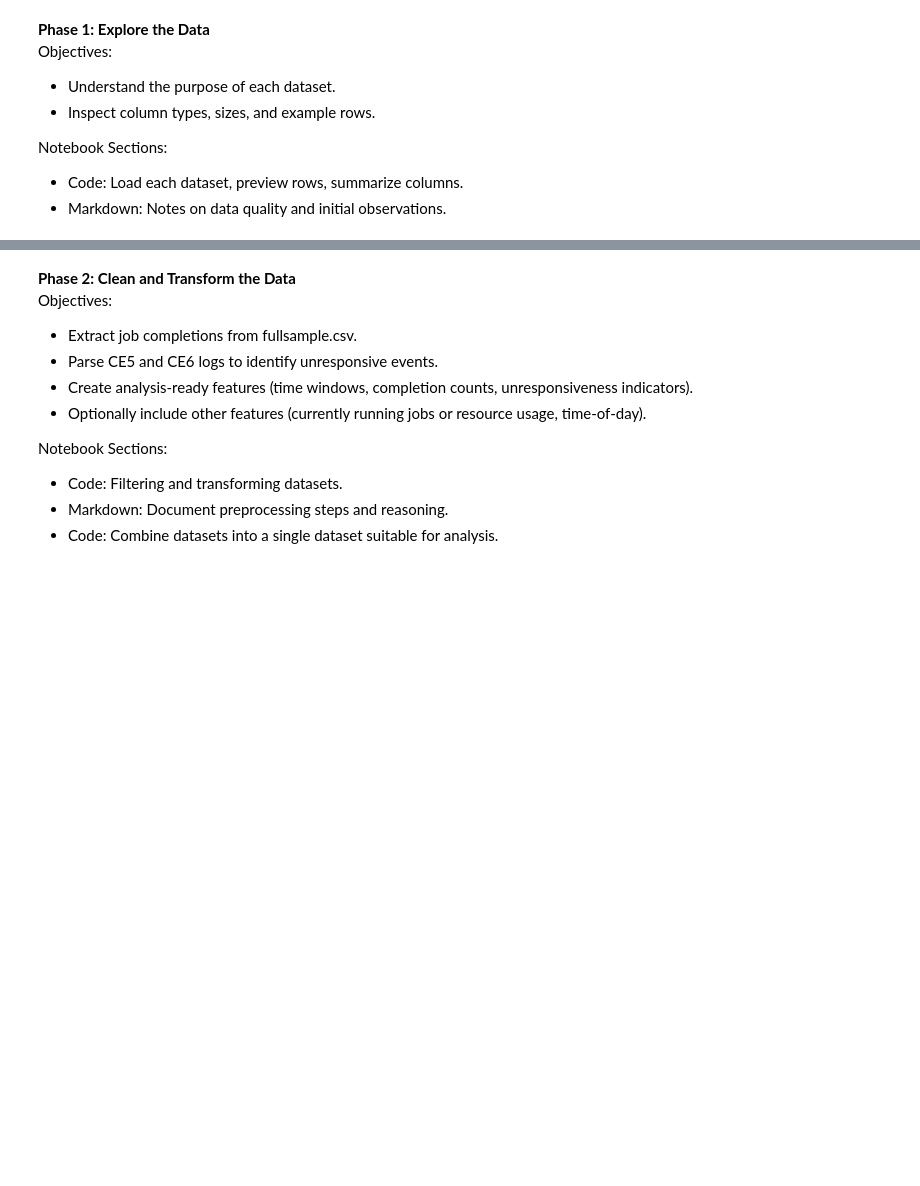
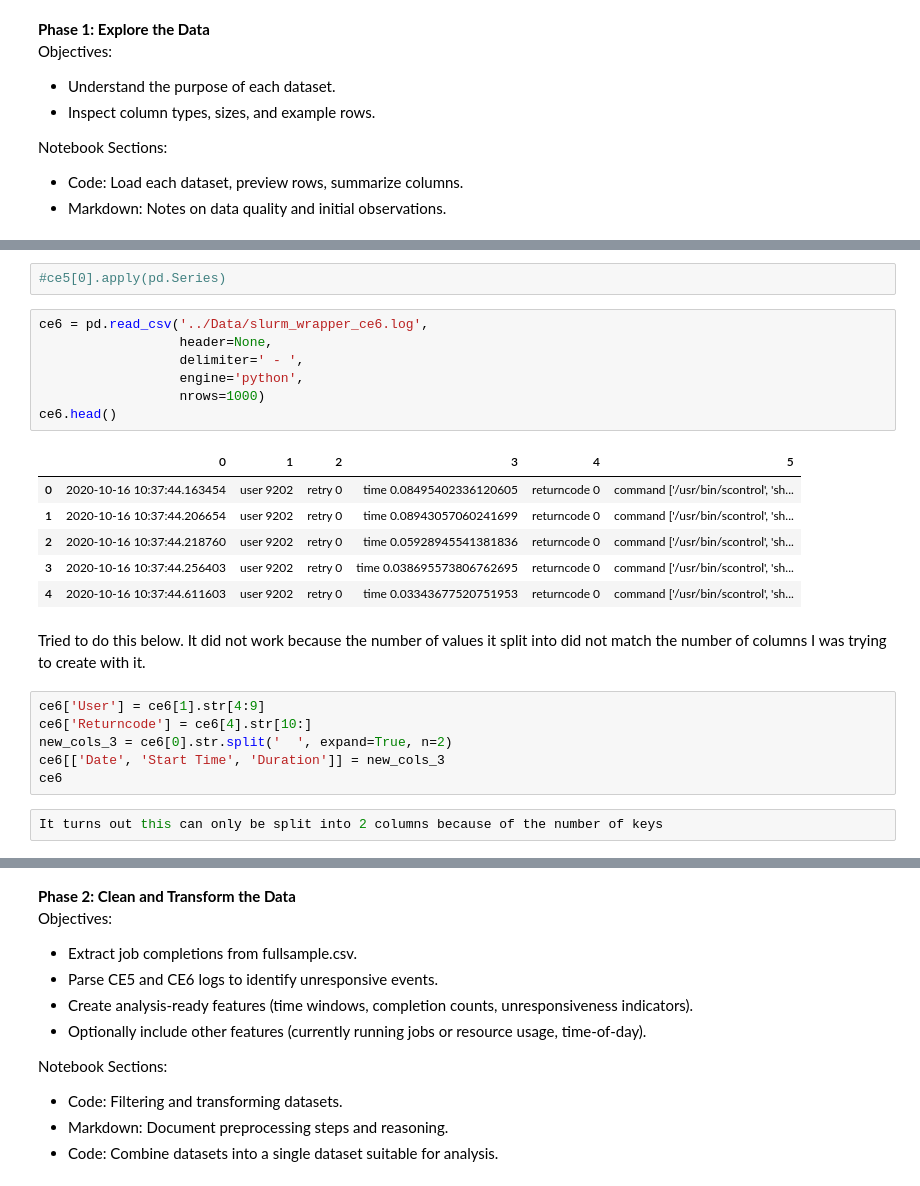
Before and after one commit to nss-data-science-cohort-9/accre-MCMajor, a Jupyter notebook: notebooks/ACCRE_MCMajor.ipynb, the cells around one changed output, grey strips where cells are left out. Cells and saved outputs as stored; diff of their text form; blank space fills up the shorter version.

```diff
--- a/notebooks/ACCRE_MCMajor.ipynb
+++ b/notebooks/ACCRE_MCMajor.ipynb
@@ -25,0 +87,26 @@ Notebook Sections:
+# %%
+#ce5[0].apply(pd.Series)
+# %%
+ce6 = pd.read_csv('../Data/slurm_wrapper_ce6.log',
+                  header=None,
+                  delimiter=' - ',
+                  engine='python',
+                  nrows=1000)
+ce6.head()
+# %% [output]
+|  | 0 | 1 | 2 | 3 | 4 | 5 |
+| 0 | 2020-10-16 10:37:44.163454 | user 9202 | retry 0 | time 0.08495402336120605 | returncode 0 | command ['/usr/bin/scontrol', 'sh... |
+| 1 | 2020-10-16 10:37:44.206654 | user 9202 | retry 0 | time 0.08943057060241699 | returncode 0 | command ['/usr/bin/scontrol', 'sh... |
+| 2 | 2020-10-16 10:37:44.218760 | user 9202 | retry 0 | time 0.05928945541381836 | returncode 0 | command ['/usr/bin/scontrol', 'sh... |
+| 3 | 2020-10-16 10:37:44.256403 | user 9202 | retry 0 | time 0.038695573806762695 | returncode 0 | command ['/usr/bin/scontrol', 'sh... |
+| 4 | 2020-10-16 10:37:44.611603 | user 9202 | retry 0 | time 0.03343677520751953 | returncode 0 | command ['/usr/bin/scontrol', 'sh... |
+# %% [markdown]
+Tried to do this below. It did not work because the number of values it split into did not match the number of columns I was trying to create with it.
+# %%
+ce6['User'] = ce6[1].str[4:9]
+ce6['Returncode'] = ce6[4].str[10:]
+new_cols_3 = ce6[0].str.split('  ', expand=True, n=2)
+ce6[['Date', 'Start Time', 'Duration']] = new_cols_3
+ce6
+# %%
+It turns out this can only be split into 2 columns because of the number of keys
```
Also changed, not shown: parts of 7 cells of this notebook.
